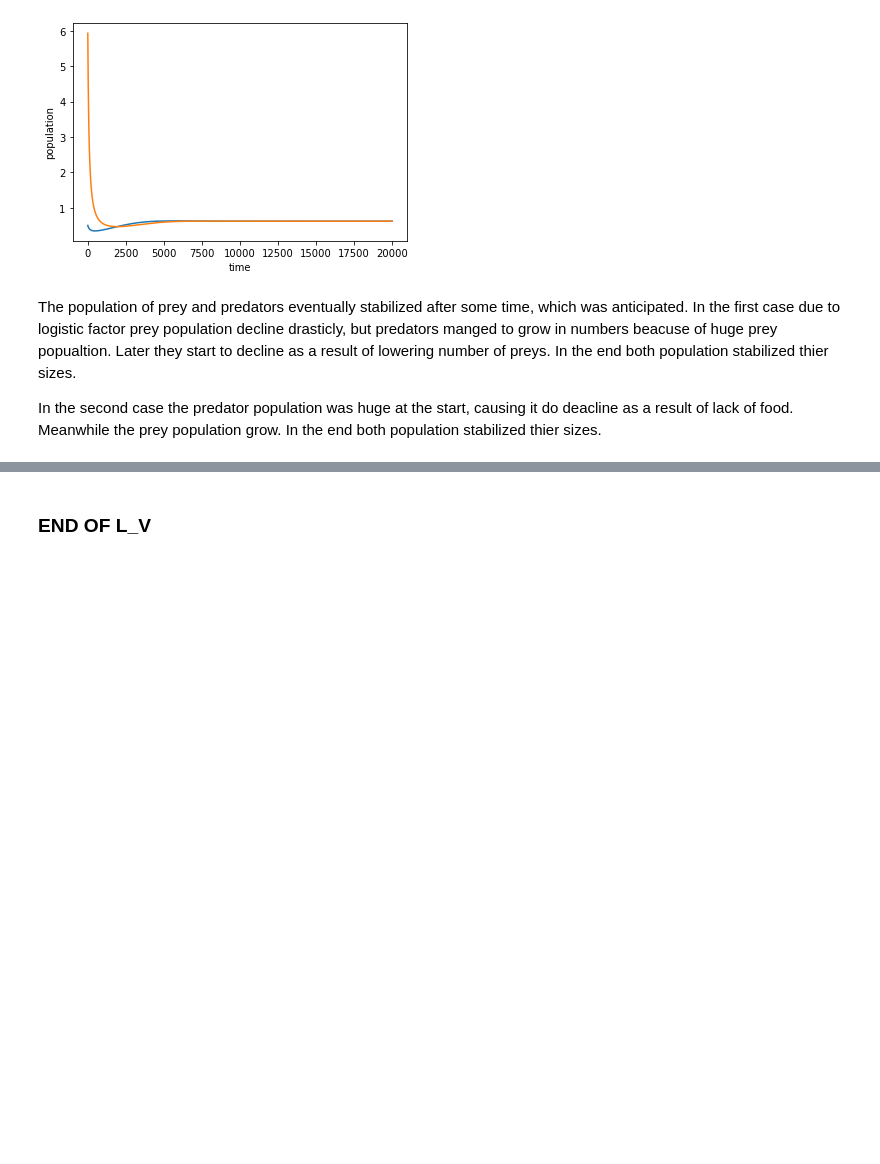
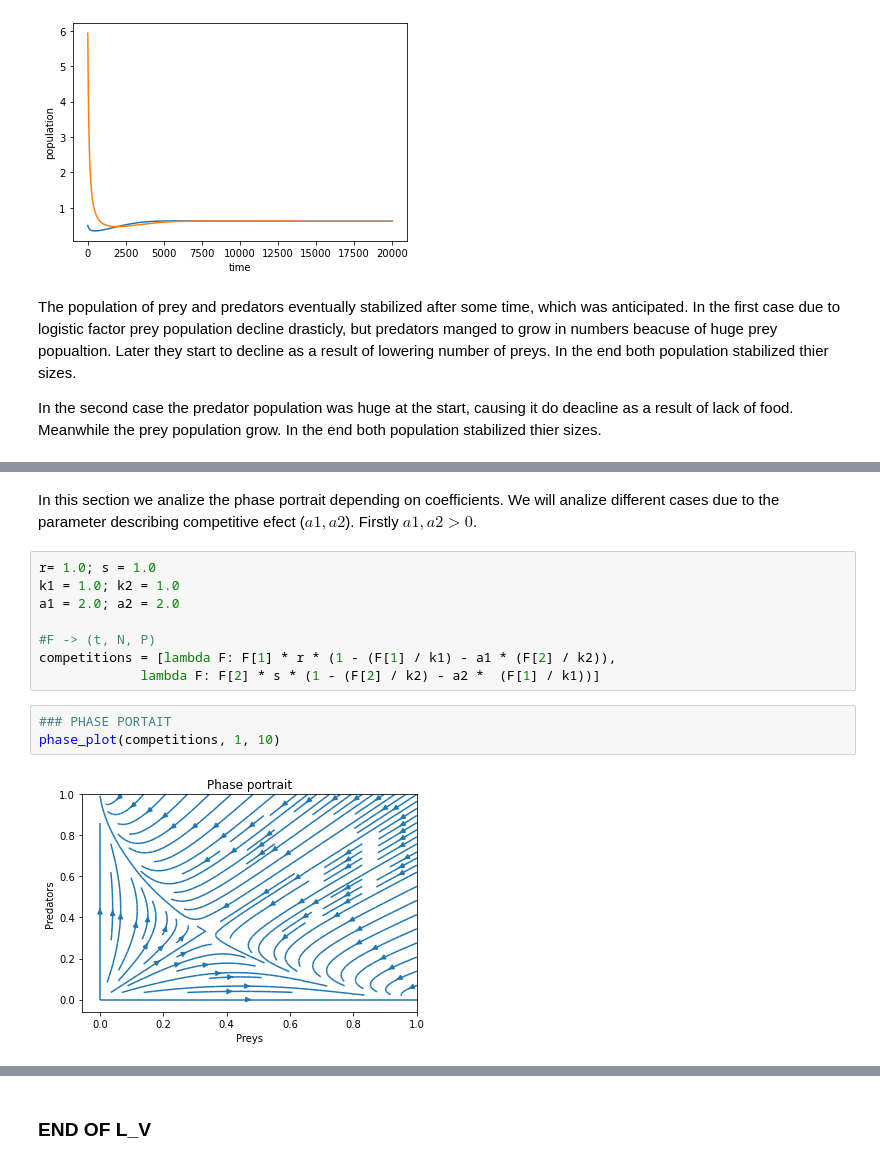
Before and after one commit to Deneverhad/Lotka, a Jupyter notebook: Lotka-Voltera.ipynb, the cells around one changed output, grey strips where cells are left out. Drawn from its saved outputs; the diff is of its cells as text; blank space fills up the shorter version.

```diff
--- a/Lotka-Voltera.ipynb
+++ b/Lotka-Voltera.ipynb
@@ -222,0 +213,15 @@ phase_plot(functions, 1, 10)
+# %% [markdown]
+In this section we analize the phase portrait depending on coefficients. We will analize different cases due to the parameter describing competitive efect ($a1, a2$). Firstly $a1, a2 >0 $.
+# %%
+r= 1.0; s = 1.0
+k1 = 1.0; k2 = 1.0
+a1 = 2.0; a2 = 2.0
+
+#F -> (t, N, P)
+competitions = [lambda F: F[1] * r * (1 - (F[1] / k1) - a1 * (F[2] / k2)),
+             lambda F: F[2] * s * (1 - (F[2] / k2) - a2 *  (F[1] / k1))]
+# %%
+### PHASE PORTAIT
+phase_plot(competitions, 1, 10)
+# %% [output]
+[figure, added]
```
Also changed, not shown: parts of 19 cells of this notebook.
